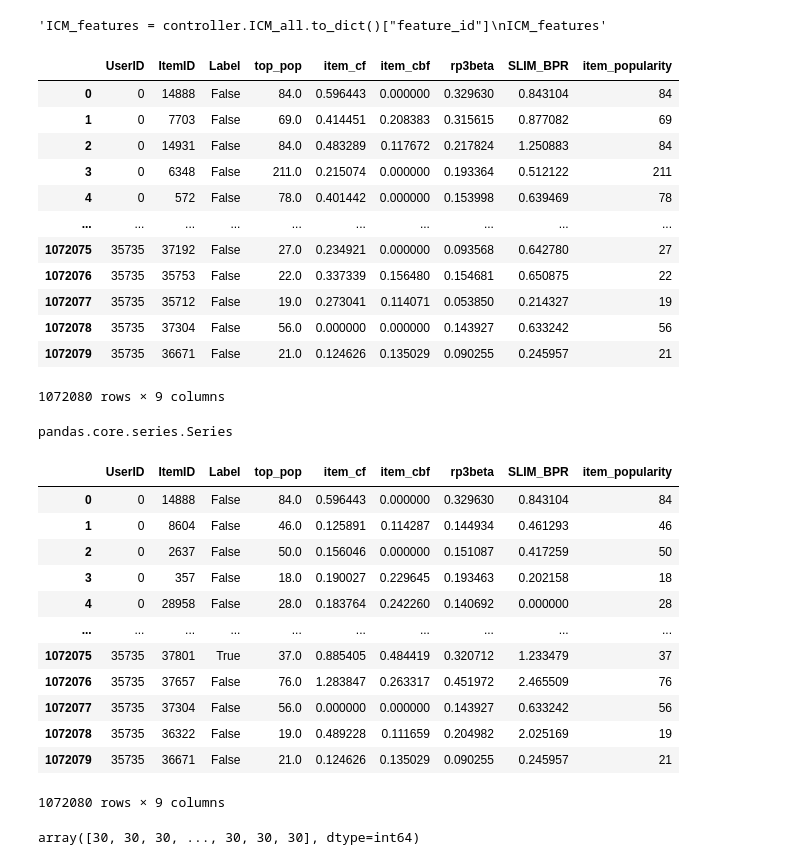
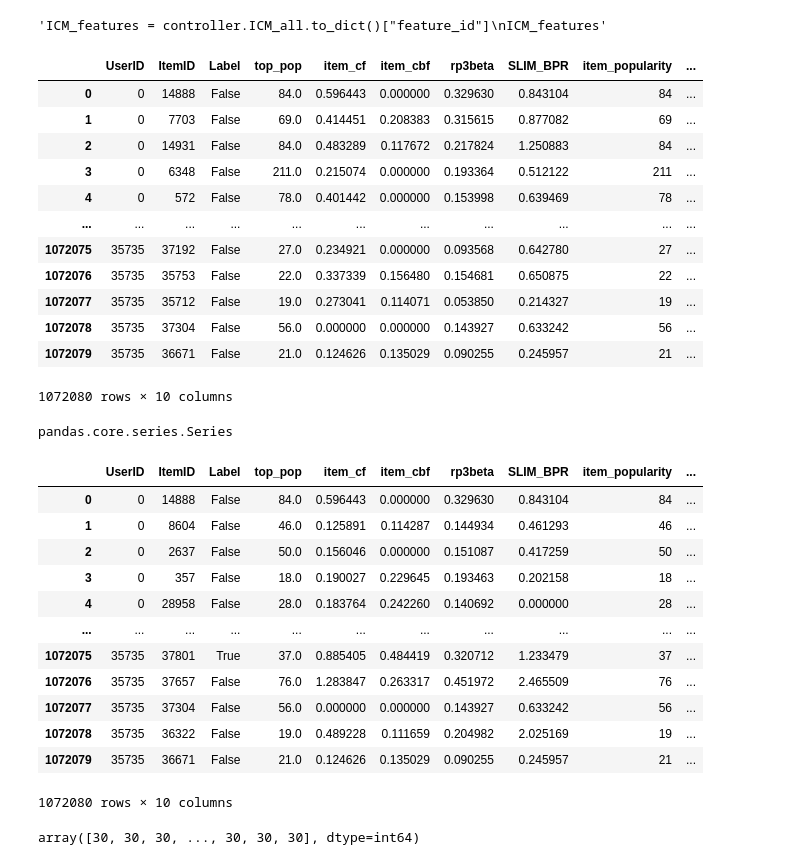
Before and after one commit to lippa66002/RecSysProject, a Jupyter notebook: Boost.ipynb, the cells around one changed output. Cells and saved outputs as stored; diff of their text form; code cells hidden in the pictures.

```diff
--- a/Boost.ipynb
+++ b/Boost.ipynb
@@ -237,23 +237,27 @@ ICM_features'''
 # %%
 item_popularity = np.ediff1d(sps.csc_matrix(controller.URM_train).indptr)
 
 training_dataframe['item_popularity'] = item_popularity[training_dataframe["ItemID"].values.astype(int)]
 
+user_popularity = np.ediff1d(sps.csr_matrix(controller.URM_train).indptr)
+training_dataframe['user_profile_len'] = user_popularity[training_dataframe["UserID"].values.astype(int)]
+
+
 training_dataframe
 # %% [output]
-|  | UserID | ItemID | Label | top_pop | item_cf | item_cbf | rp3beta | SLIM_BPR | item_popularity |
-| 0 | 0 | 14888 | False | 84.0 | 0.596443 | 0.000000 | 0.329630 | 0.843104 | 84 |
-| 1 | 0 | 7703 | False | 69.0 | 0.414451 | 0.208383 | 0.315615 | 0.877082 | 69 |
-| 2 | 0 | 14931 | False | 84.0 | 0.483289 | 0.117672 | 0.217824 | 1.250883 | 84 |
-| 3 | 0 | 6348 | False | 211.0 | 0.215074 | 0.000000 | 0.193364 | 0.512122 | 211 |
-| 4 | 0 | 572 | False | 78.0 | 0.401442 | 0.000000 | 0.153998 | 0.639469 | 78 |
-| ... | ... | ... | ... | ... | ... | ... | ... | ... | ... |
-| 1072075 | 35735 | 37192 | False | 27.0 | 0.234921 | 0.000000 | 0.093568 | 0.642780 | 27 |
-| 1072076 | 35735 | 35753 | False | 22.0 | 0.337339 | 0.156480 | 0.154681 | 0.650875 | 22 |
-| 1072077 | 35735 | 35712 | False | 19.0 | 0.273041 | 0.114071 | 0.053850 | 0.214327 | 19 |
-| 1072078 | 35735 | 37304 | False | 56.0 | 0.000000 | 0.000000 | 0.143927 | 0.633242 | 56 |
-| 1072079 | 35735 | 36671 | False | 21.0 | 0.124626 | 0.135029 | 0.090255 | 0.245957 | 21 |
+|  | UserID | ItemID | Label | top_pop | item_cf | item_cbf | rp3beta | SLIM_BPR | item_popularity | ... |
+| 0 | 0 | 14888 | False | 84.0 | 0.596443 | 0.000000 | 0.329630 | 0.843104 | 84 | ... |
+| 1 | 0 | 7703 | False | 69.0 | 0.414451 | 0.208383 | 0.315615 | 0.877082 | 69 | ... |
+| 2 | 0 | 14931 | False | 84.0 | 0.483289 | 0.117672 | 0.217824 | 1.250883 | 84 | ... |
+| 3 | 0 | 6348 | False | 211.0 | 0.215074 | 0.000000 | 0.193364 | 0.512122 | 211 | ... |
+| 4 | 0 | 572 | False | 78.0 | 0.401442 | 0.000000 | 0.153998 | 0.639469 | 78 | ... |
+| ... | ... | ... | ... | ... | ... | ... | ... | ... | ... | ... |
+| 1072075 | 35735 | 37192 | False | 27.0 | 0.234921 | 0.000000 | 0.093568 | 0.642780 | 27 | ... |
+| 1072076 | 35735 | 35753 | False | 22.0 | 0.337339 | 0.156480 | 0.154681 | 0.650875 | 22 | ... |
+| 1072077 | 35735 | 35712 | False | 19.0 | 0.273041 | 0.114071 | 0.053850 | 0.214327 | 19 | ... |
+| 1072078 | 35735 | 37304 | False | 56.0 | 0.000000 | 0.000000 | 0.143927 | 0.633242 | 56 | ... |
+| 1072079 | 35735 | 36671 | False | 21.0 | 0.124626 | 0.135029 | 0.090255 | 0.245957 | 21 | ... |
-1072080 rows × 9 columns
+1072080 rows × 10 columns
 # %%
 type(training_dataframe["ItemID"])
 # %% [output]
@@ -263,19 +267,19 @@ training_dataframe = training_dataframe.sort_values("UserID").reset_index()
 training_dataframe.drop(columns = ['index'], inplace=True)
 training_dataframe
 # %% [output]
-|  | UserID | ItemID | Label | top_pop | item_cf | item_cbf | rp3beta | SLIM_BPR | item_popularity |
-| 0 | 0 | 14888 | False | 84.0 | 0.596443 | 0.000000 | 0.329630 | 0.843104 | 84 |
-| 1 | 0 | 8604 | False | 46.0 | 0.125891 | 0.114287 | 0.144934 | 0.461293 | 46 |
-| 2 | 0 | 2637 | False | 50.0 | 0.156046 | 0.000000 | 0.151087 | 0.417259 | 50 |
-| 3 | 0 | 357 | False | 18.0 | 0.190027 | 0.229645 | 0.193463 | 0.202158 | 18 |
-| 4 | 0 | 28958 | False | 28.0 | 0.183764 | 0.242260 | 0.140692 | 0.000000 | 28 |
-| ... | ... | ... | ... | ... | ... | ... | ... | ... | ... |
-| 1072075 | 35735 | 37801 | True | 37.0 | 0.885405 | 0.484419 | 0.320712 | 1.233479 | 37 |
-| 1072076 | 35735 | 37657 | False | 76.0 | 1.283847 | 0.263317 | 0.451972 | 2.465509 | 76 |
-| 1072077 | 35735 | 37304 | False | 56.0 | 0.000000 | 0.000000 | 0.143927 | 0.633242 | 56 |
-| 1072078 | 35735 | 36322 | False | 19.0 | 0.489228 | 0.111659 | 0.204982 | 2.025169 | 19 |
-| 1072079 | 35735 | 36671 | False | 21.0 | 0.124626 | 0.135029 | 0.090255 | 0.245957 | 21 |
+|  | UserID | ItemID | Label | top_pop | item_cf | item_cbf | rp3beta | SLIM_BPR | item_popularity | ... |
+| 0 | 0 | 14888 | False | 84.0 | 0.596443 | 0.000000 | 0.329630 | 0.843104 | 84 | ... |
+| 1 | 0 | 8604 | False | 46.0 | 0.125891 | 0.114287 | 0.144934 | 0.461293 | 46 | ... |
+| 2 | 0 | 2637 | False | 50.0 | 0.156046 | 0.000000 | 0.151087 | 0.417259 | 50 | ... |
+| 3 | 0 | 357 | False | 18.0 | 0.190027 | 0.229645 | 0.193463 | 0.202158 | 18 | ... |
+| 4 | 0 | 28958 | False | 28.0 | 0.183764 | 0.242260 | 0.140692 | 0.000000 | 28 | ... |
+| ... | ... | ... | ... | ... | ... | ... | ... | ... | ... | ... |
+| 1072075 | 35735 | 37801 | True | 37.0 | 0.885405 | 0.484419 | 0.320712 | 1.233479 | 37 | ... |
+| 1072076 | 35735 | 37657 | False | 76.0 | 1.283847 | 0.263317 | 0.451972 | 2.465509 | 76 | ... |
+| 1072077 | 35735 | 37304 | False | 56.0 | 0.000000 | 0.000000 | 0.143927 | 0.633242 | 56 | ... |
+| 1072078 | 35735 | 36322 | False | 19.0 | 0.489228 | 0.111659 | 0.204982 | 2.025169 | 19 | ... |
+| 1072079 | 35735 | 36671 | False | 21.0 | 0.124626 | 0.135029 | 0.090255 | 0.245957 | 21 | ... |
-1072080 rows × 9 columns
+1072080 rows × 10 columns
 # %%
 groups = training_dataframe.groupby("UserID").size().values
 groups
```
Also changed, not shown: parts of 16 cells of this notebook.
